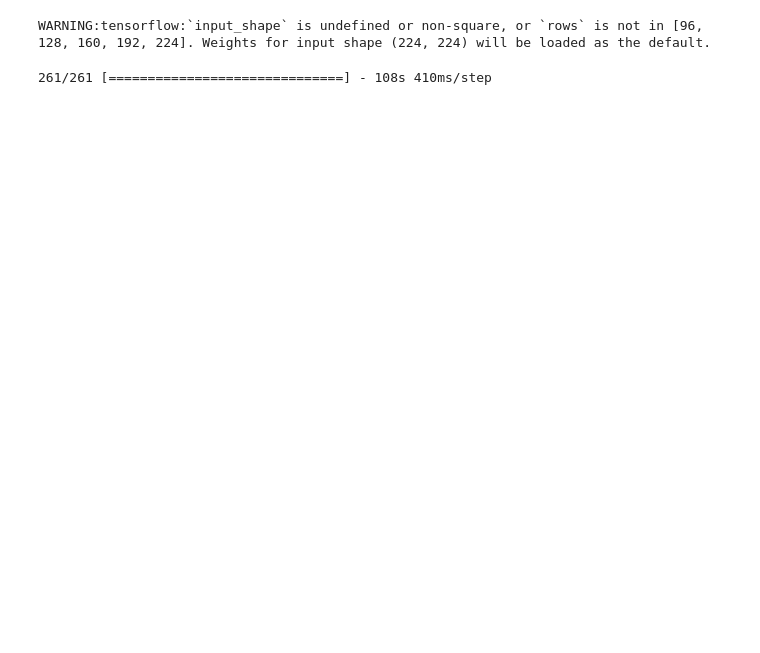
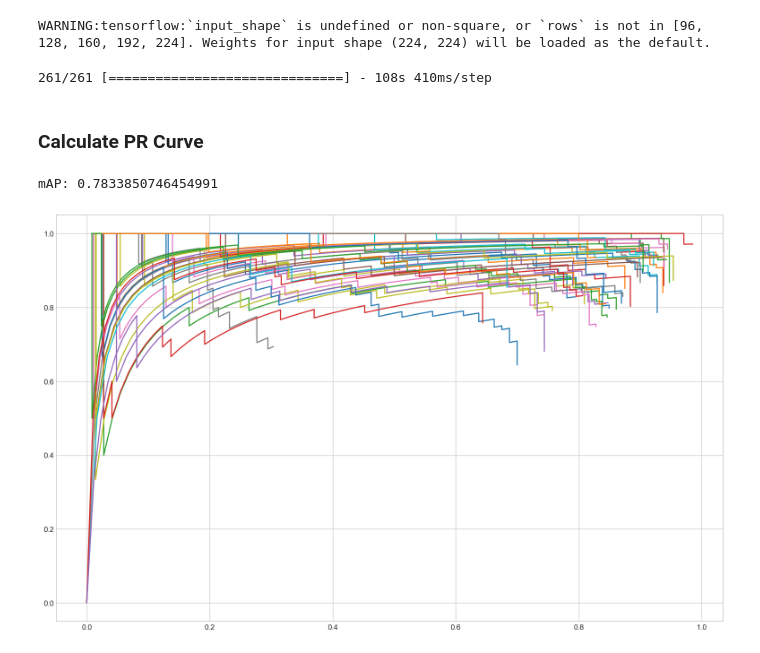
Before and after one commit to prajeshshrestha/Minor-Project-Monument-Detection, a Jupyter notebook: PR-Curve and mAP Scores.ipynb, the cells around one changed output. Cells and saved outputs as stored; diff of their text form; code cells hidden in the pictures; blank space fills up the shorter version.

```diff
--- a/PR-Curve and mAP Scores.ipynb
+++ b/PR-Curve and mAP Scores.ipynb
@@ -80,6 +80,19 @@ step_size = train_utils.get_step_size(total_items, batch_size)
 pred_bboxes, pred_labels, pred_scores = ssd_decoder_model.predict(test_data, steps=step_size, verbose=1)
 # %% [output]
 261/261 [==============================] - 108s 410ms/step
+# %% [markdown]
+###  Calculate PR Curve
+# %%
+stats = eval_utils.evaluate_predictions(test_data, pred_bboxes, pred_labels, pred_scores, labels, batch_size)
+# %% [output]
+mAP: 0.7833850746454991
+# %%
+plt.figure(figsize = (16, 10), dpi = 120)
+for i in range(1, len(labels)):
+    plt.plot(stats[i]['recall'], stats[i]['precision'])
+plt.show()
+# %% [output]
+[figure, added]
 # %%
 test_data, size_info = get_dataset(r"F:\Minor Data Collection\Final Image Data\Monument Original\Merged_Original_Augmented\test_aug.tfrecord")
 test_data = test_data.map(lambda x : data_utils.preprocessing(x, img_size, img_size))
```
Also changed, not shown: parts of 10 cells of this notebook, 4 other files.
